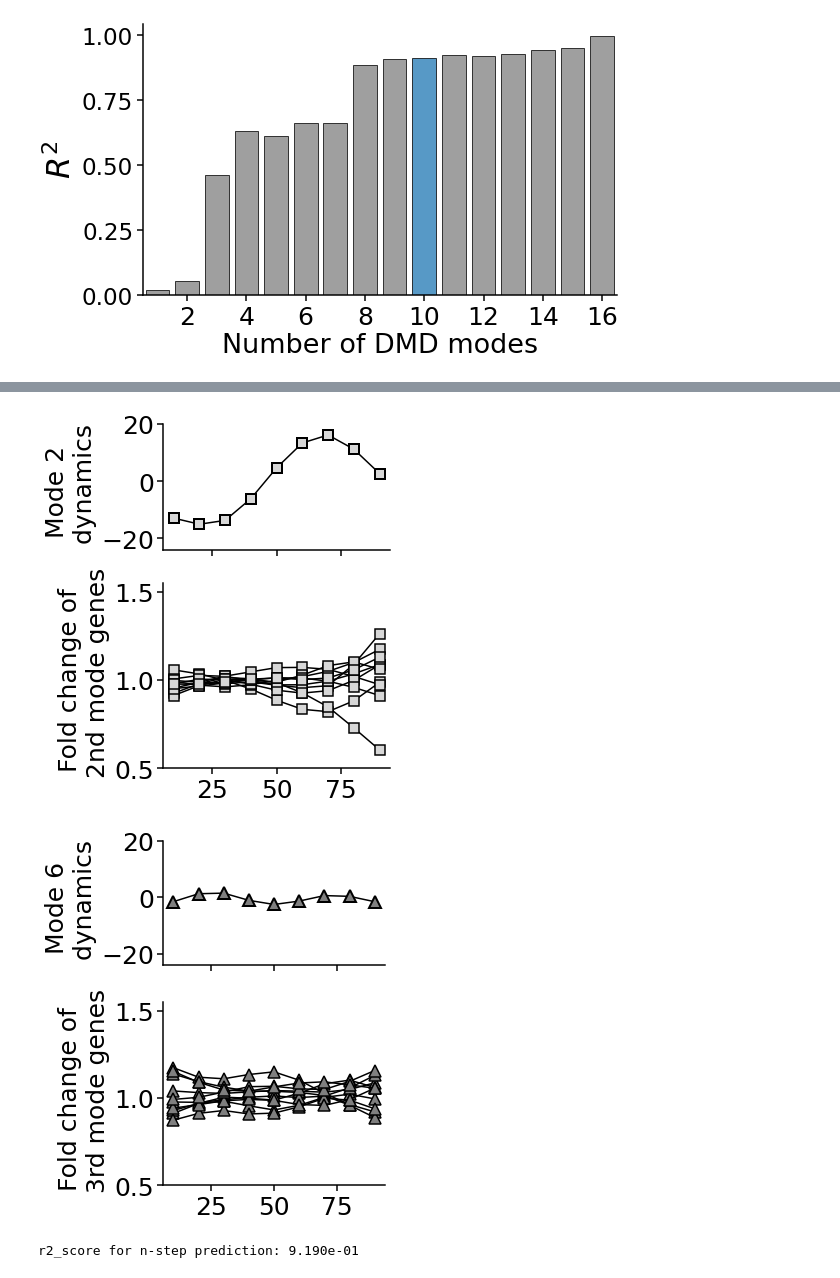
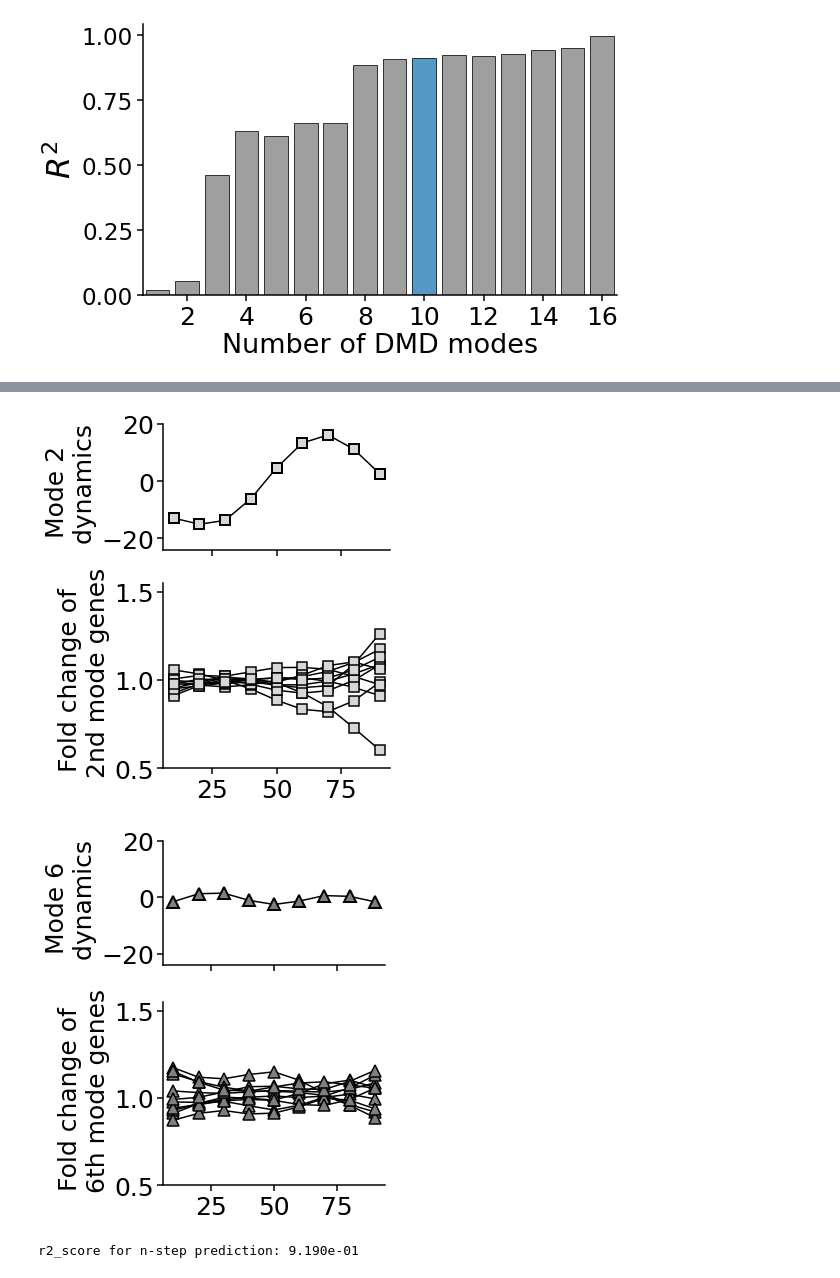
Before and after one commit to fmenol/transcriptome-dynamics-dmd-observability, a Jupyter notebook: main.ipynb, the cells around one changed output, grey strips where cells are left out. Cells and saved outputs as stored; diff of their text form; code cells hidden in the pictures.

```diff
--- a/main.ipynb
+++ b/main.ipynb
@@ -541,35 +541,35 @@ for jj,ax in enumerate(axs2.reshape(-1)):
     ax.xaxis.set_tick_params(which='both', size=6, width=1.5, direction='out')
     ax.yaxis.set_tick_params(which='both', size=6, width=1.5, direction='out')
 plt.tight_layout()
 axs2[0].set_ylim(-24,20)
 axs2[1].set_ylim(0.5,1.55)
 axs2[0].set_ylabel('Mode 2 \n dynamics',fontsize=25)
 axs2[1].set_ylabel('Fold change of \n 2nd mode genes',fontsize=25)
 
 fig3,axs3 = plt.subplots(2,1,figsize=my_figsize,gridspec_kw={'height_ratios':heights},sharey='row',sharex=True)
 scaled_mode = np.real(eVals_r[5]*b_r1[5])
 axs3[0].plot(corr_tspan,savgol(scaled_mode,3,1),'^-',ms=12,mec='k',mew=2,c='k',mfc=grad_colors[3],lw=1.5)
 for ii in range(10,kmax): # only plot the top 10
     axs3[1].plot(corr_tspan,savgol(data_fc[kmax_inds[3][ii],:,1],3,1),'^-',c='k',mfc=grad_colors[3],
            ms=12,mec='k',mew=1.5,lw=1.5)
 for jj,ax in enumerate(axs3.reshape(-1)):
     ax.xaxis.set_tick_params(which='both', size=6, width=1.5, direction='out')
     ax.yaxis.set_tick_params(which='both', size=6, width=1.5, direction='out')
 plt.tight_layout()
 axs3[0].set_ylim(-24,20)
 axs3[1].set_ylim(0.5,1.55)
 axs3[0].set_ylabel('Mode 6 \n dynamics',fontsize=25)
-axs3[1].set_ylabel('Fold change of \n 3rd mode genes',fontsize=25)
+axs3[1].set_ylabel('Fold change of \n 6th mode genes',fontsize=25)
 
 if savefig:
     fig1.savefig(figDir + 'fig2/mode1_genes.pdf',bbox_inches='tight',transparent=True,dpi=300)
     fig2.savefig(figDir + 'fig2/mode2_genes.pdf',bbox_inches='tight',transparent=True,dpi=300)
     fig3.savefig(figDir + 'fig2/mode6_genes.pdf',bbox_inches='tight',transparent=True,dpi=300)
 plt.show()
 # %% [output]
 [figure]
 [figure]
-[figure, old version]
+[figure, new version]
 # %%
 ##### visualize the predictions for several randomly selected genes
 savefig = False
```
Also changed, not shown: parts of 34 cells of this notebook, 3 other files.
